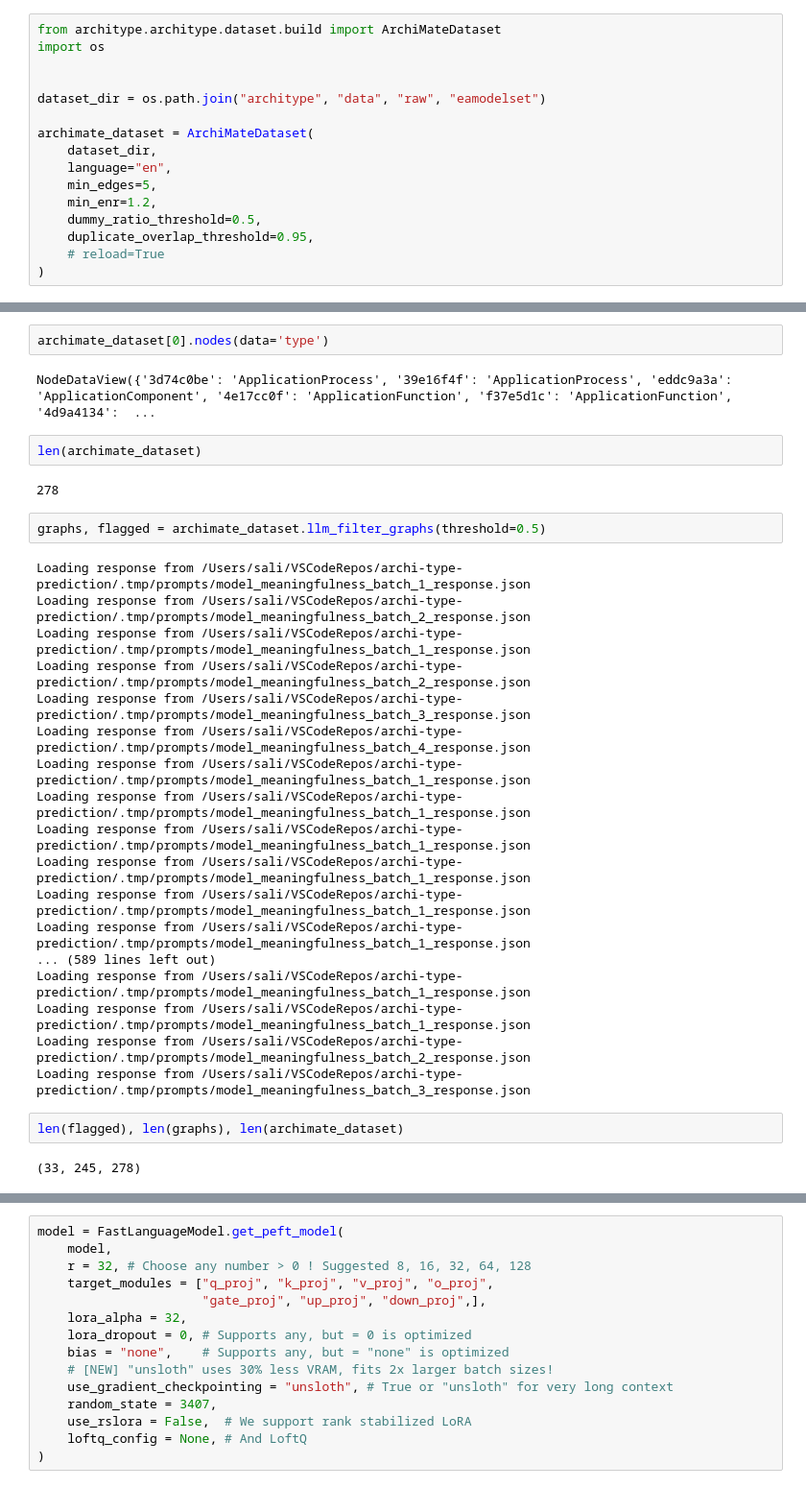
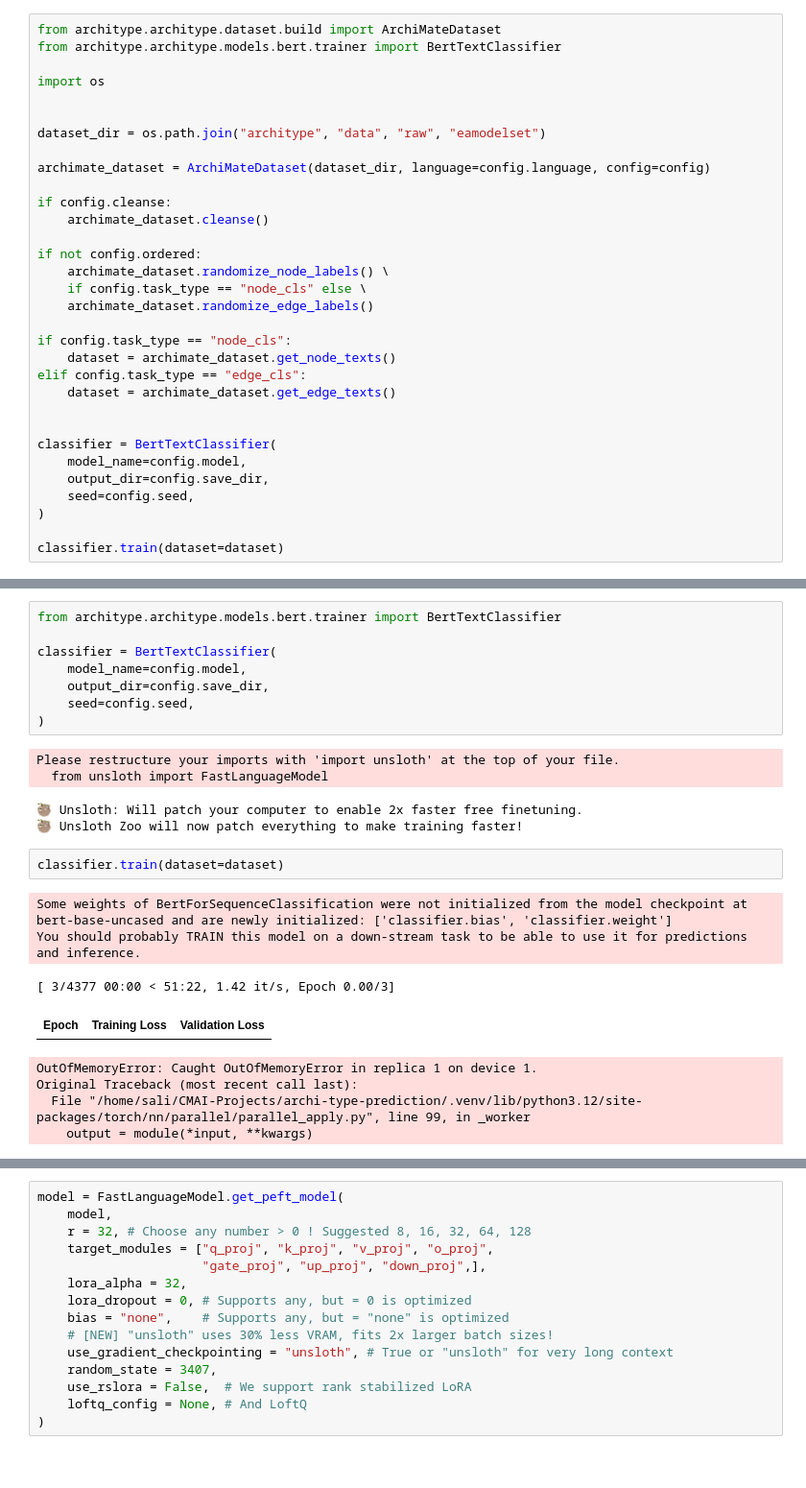
Before and after one commit to junaidiiith/archi-type-prediction, a Jupyter notebook: architype.ipynb, the cells around one changed output, grey strips where cells are left out. Shown at 96% size. Cells and saved outputs as stored; diff of their text form.

Commit message:
Refactored code and added run config

```diff
--- a/architype.ipynb
+++ b/architype.ipynb
@@ -1,18 +61,34 @@
 # %%
 from architype.architype.dataset.build import ArchiMateDataset
+from architype.architype.models.bert.trainer import BertTextClassifier
+
 import os
 
 
 dataset_dir = os.path.join("architype", "data", "raw", "eamodelset")
 
-archimate_dataset = ArchiMateDataset(
-    dataset_dir,
-    language="en",
-    min_edges=5,
-    min_enr=1.2,
-    dummy_ratio_threshold=0.5,
-    duplicate_overlap_threshold=0.95,
-    # reload=True
+archimate_dataset = ArchiMateDataset(dataset_dir, language=config.language, config=config)
+
+if config.cleanse:
+    archimate_dataset.cleanse()
+
+if not config.ordered:
+    archimate_dataset.randomize_node_labels() \
+    if config.task_type == "node_cls" else \
+    archimate_dataset.randomize_edge_labels()
+
+if config.task_type == "node_cls":
+    dataset = archimate_dataset.get_node_texts()
+elif config.task_type == "edge_cls":
+    dataset = archimate_dataset.get_edge_texts()
+
+
+classifier = BertTextClassifier(
+    model_name=config.model,
+    output_dir=config.save_dir,
+    seed=config.seed,
 )
+
+classifier.train(dataset=dataset)
 # %% [output]
 Loading archimate from pickle
@@ -22,32 +117,24 @@ Graphs: 278
 # %%
-archimate_dataset[0].nodes(data='type')
+from architype.architype.models.bert.trainer import BertTextClassifier
+
+classifier = BertTextClassifier(
+    model_name=config.model,
+    output_dir=config.save_dir,
+    seed=config.seed,
+)
 # %% [output]
-NodeDataView({'3d74c0be': 'ApplicationProcess', '39e16f4f': 'ApplicationProcess', 'eddc9a3a': 'ApplicationComponent', '4e17cc0f': 'ApplicationFunction', 'f37e5d1c': 'ApplicationFunction', '4d9a4134':  ...
+Please restructure your imports with 'import unsloth' at the top of your file.
+  from unsloth import FastLanguageModel
+🦥 Unsloth: Will patch your computer to enable 2x faster free finetuning.
+🦥 Unsloth Zoo will now patch everything to make training faster!
 # %%
-len(archimate_dataset)
+classifier.train(dataset=dataset)
 # %% [output]
-278
+Some weights of BertForSequenceClassification were not initialized from the model checkpoint at bert-base-uncased and are newly initialized: ['classifier.bias', 'classifier.weight']
+You should probably TRAIN this model on a down-stream task to be able to use it for predictions and inference.
+[ 3/4377 00:00 < 51:22, 1.42 it/s, Epoch 0.00/3]
+| Epoch | Training Loss | Validation Loss |
+OutOfMemoryError: Caught OutOfMemoryError in replica 1 on device 1.
+Original Traceback (most recent call last):
+  File "/home/sali/CMAI-Projects/archi-type-prediction/.venv/lib/python3.12/site-packages/torch/nn/parallel/parallel_apply.py", line 99, in _worker
+    output = module(*input, **kwargs)
-# %%
-graphs, flagged = archimate_dataset.llm_filter_graphs(threshold=0.5)
-# %% [output]
-Loading response from /Users/sali/VSCodeRepos/archi-type-prediction/.tmp/prompts/model_meaningfulness_batch_1_response.json
-Loading response from /Users/sali/VSCodeRepos/archi-type-prediction/.tmp/prompts/model_meaningfulness_batch_2_response.json
-Loading response from /Users/sali/VSCodeRepos/archi-type-prediction/.tmp/prompts/model_meaningfulness_batch_1_response.json
-Loading response from /Users/sali/VSCodeRepos/archi-type-prediction/.tmp/prompts/model_meaningfulness_batch_2_response.json
-Loading response from /Users/sali/VSCodeRepos/archi-type-prediction/.tmp/prompts/model_meaningfulness_batch_3_response.json
-Loading response from /Users/sali/VSCodeRepos/archi-type-prediction/.tmp/prompts/model_meaningfulness_batch_4_response.json
-Loading response from /Users/sali/VSCodeRepos/archi-type-prediction/.tmp/prompts/model_meaningfulness_batch_1_response.json
-Loading response from /Users/sali/VSCodeRepos/archi-type-prediction/.tmp/prompts/model_meaningfulness_batch_1_response.json
-Loading response from /Users/sali/VSCodeRepos/archi-type-prediction/.tmp/prompts/model_meaningfulness_batch_1_response.json
-Loading response from /Users/sali/VSCodeRepos/archi-type-prediction/.tmp/prompts/model_meaningfulness_batch_1_response.json
-Loading response from /Users/sali/VSCodeRepos/archi-type-prediction/.tmp/prompts/model_meaningfulness_batch_1_response.json
-Loading response from /Users/sali/VSCodeRepos/archi-type-prediction/.tmp/prompts/model_meaningfulness_batch_1_response.json
-... (589 lines left out)
-Loading response from /Users/sali/VSCodeRepos/archi-type-prediction/.tmp/prompts/model_meaningfulness_batch_1_response.json
-Loading response from /Users/sali/VSCodeRepos/archi-type-prediction/.tmp/prompts/model_meaningfulness_batch_1_response.json
-Loading response from /Users/sali/VSCodeRepos/archi-type-prediction/.tmp/prompts/model_meaningfulness_batch_2_response.json
-Loading response from /Users/sali/VSCodeRepos/archi-type-prediction/.tmp/prompts/model_meaningfulness_batch_3_response.json
-# %%
-len(flagged), len(graphs), len(archimate_dataset)
-# %% [output]
-(33, 245, 278)
```
Also changed, not shown: parts of 10 cells of this notebook, 21 other files.
